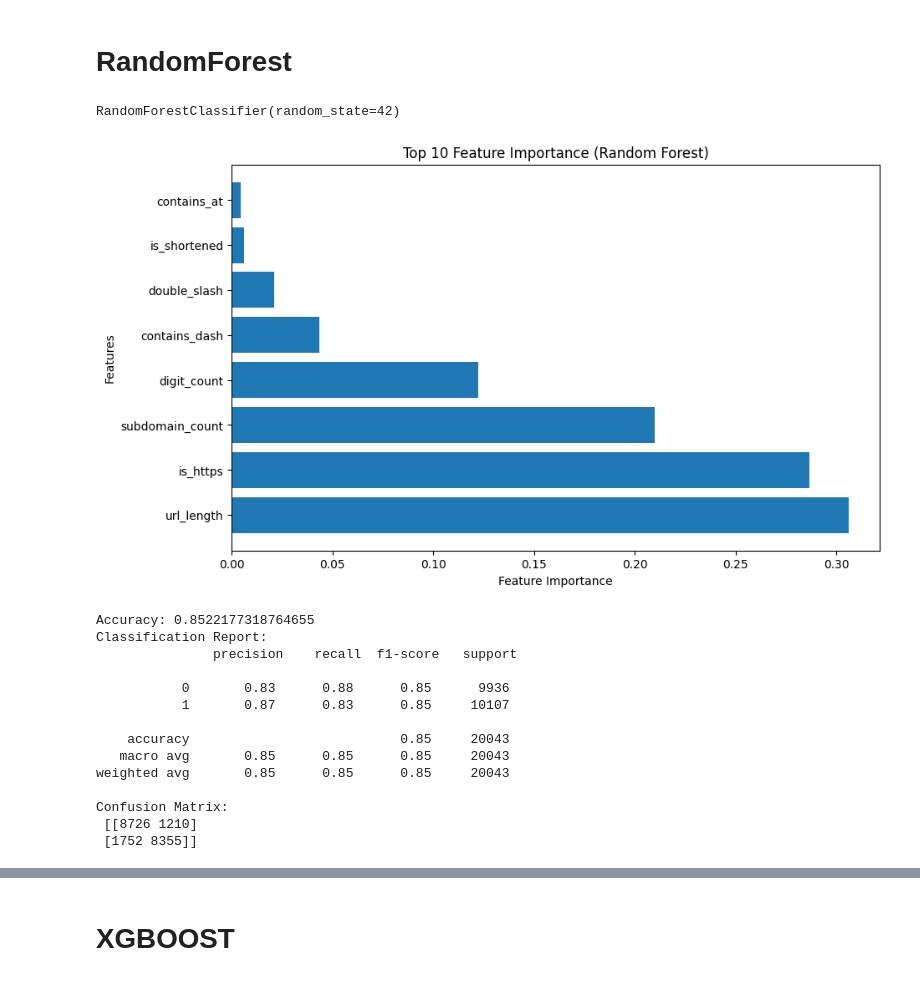
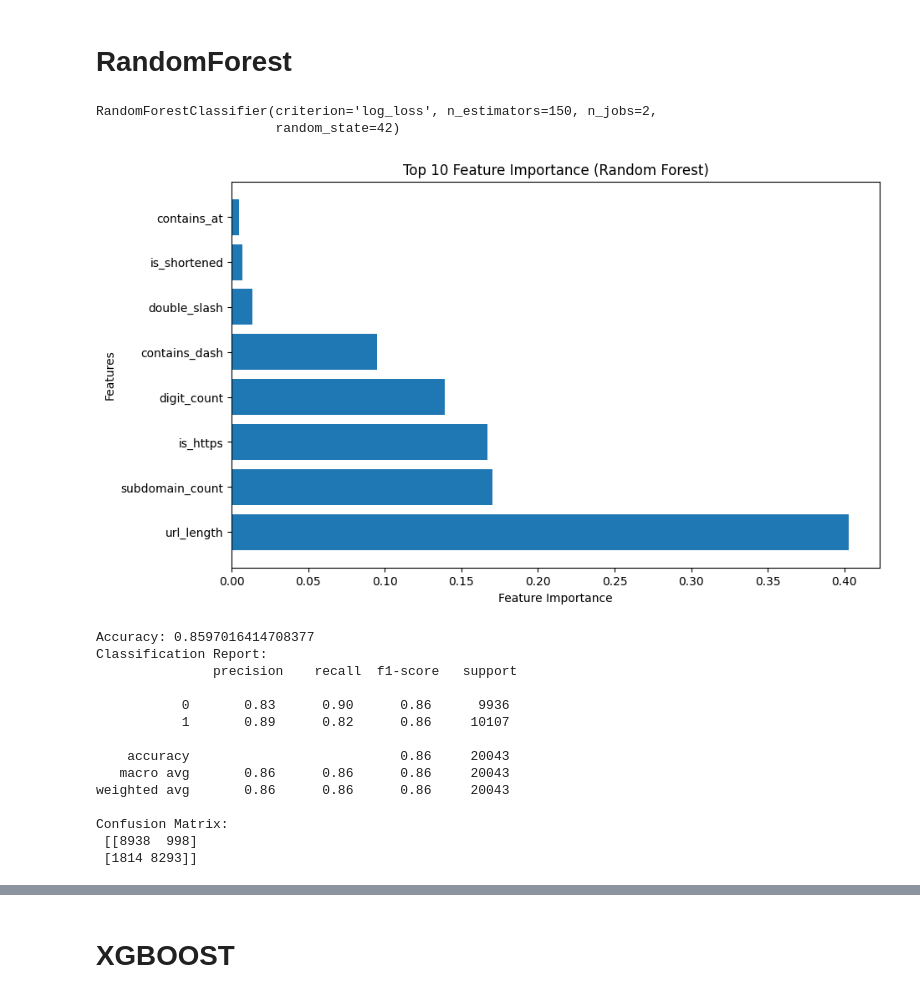
Before and after one commit to MOBITOA/JEONGHUN_KIM, a Jupyter notebook: phishing_url/model/phishing_url.ipynb, the cells around one changed output, grey strips where cells are left out. Drawn from its saved outputs; the diff is of its cells as text; code cells hidden in the pictures.

Commit message:
model selection and code update

```diff
--- a/phishing_url/model/phishing_url.ipynb
+++ b/phishing_url/model/phishing_url.ipynb
@@ -67,7 +67,7 @@ ph_df.head()
 | 3 | https://docs.google.com/presentat... |
 | 4 | https://docs.google.com/presentat... |
 # %%
-norm_df = pd.concat([norm1[:2000], norm2[:2000], norm[:51000]], ignore_index=True)
+norm_df = pd.concat([norm1[:16000], norm2[:16000], norm[:23000]], ignore_index=True)
 # %%
 ph_df.shape
 # %% [output]
@@ -335,3 +223,16 @@ Confusion Matrix:
+# %%
+# 데이터 준비 (독립 변수와 종속 변수 분리)
+X = df.drop(columns=['label'])
+y = df['label']
+val_input = valset.drop(columns=['label'])
+val_target = valset['label']
+
+# 컬럼 이름 정제 (공백과 특수 문자를 언더스코어(_)로 변경)
+val_input.columns = val_input.columns.str.replace('[^a-zA-Z0-9]', '_')
+X.columns = X.columns.str.replace('[^a-zA-Z0-9]', '_')
+
+# 학습 데이터와 테스트 데이터로 분할
+X_train, X_test, y_train, y_test = train_test_split(X, y, test_size=0.2, random_state=42)
 # %% [markdown]
 # LGBM 모델
 # %%
@@ -481,9 +361,14 @@ from sklearn.model_selection import train_test_split
 from sklearn.ensemble import RandomForestClassifier
 from sklearn.metrics import accuracy_score, classification_report, confusion_matrix
 
-# 데이터 준비 (독립 변수와 종속 변수 분리)
-X3 = df.drop(columns=['label'])
-y3 = df['label']
+# 랜덤 포레스트 모델 생성 및 학습
+rf_model = RandomForestClassifier(random_state=42,
+                                   n_estimators=150,
+                                   criterion='log_loss',
+                                   n_jobs=2,
 
-val_input3 = valset.drop(columns=['label'])
-val_target3 = valset['label']
+                                   )
+rf_model.fit(X_train, y_train)
+# %% [output]
+RandomForestClassifier(criterion='log_loss', n_estimators=150, n_jobs=2,
+                       random_state=42)
@@ -493,35 +375,29 @@ X_train3, X_test3, y_train3, y_test3 = train_test_split(X3, y3, test_size=0.2, r
-# %%
-# 랜덤 포레스트 모델 생성 및 학습
-rf_model3 = RandomForestClassifier(random_state=42)
-rf_model3.fit(X_train3, y_train3)
-# %% [output]
-RandomForestClassifier(random_state=42)
 # %%
 import matplotlib.pyplot as plt
 
 # 학습된 Random Forest 모델에서 피처 중요도 가져오기
-feature_importance = rf_model3.feature_importances_
+feature_importance = rf_model.feature_importances_
 
 # 각 피처와 그 중요도를 연결
-feature_names = X_train3.columns
+feature_names = X_train.columns
 feature_importance_dict = dict(zip(feature_names, feature_importance))
 
 # 중요도를 기준으로 내림차순 정렬
 sorted_feature_importance = sorted(feature_importance_dict.items(), key=lambda x: x[1], reverse=True)
 
 # 상위 N개의 피처만 선택 (예: 상위 10개)
 top_n = 10
 top_features = dict(sorted_feature_importance[:top_n])
 
 # 그래프로 시각화
 plt.figure(figsize=(10, 6))
 plt.barh(range(len(top_features)), top_features.values(), align='center')
 plt.yticks(range(len(top_features)), top_features.keys())
 plt.xlabel('Feature Importance')
 plt.ylabel('Features')
 plt.title('Top {} Feature Importance (Random Forest)'.format(top_n))
 plt.show()
 # %% [output]
-[figure, old version]
+[figure, new version]
 # %%
 # 모델 예측
@@ -529,29 +405,29 @@ y_pred3 = rf_model3.predict(X_test3)
 # %%
 # 정확도 출력
-accuracy = accuracy_score(y_test3, y_pred3)
-print("Accuracy:", accuracy)
+accuracy_rf = accuracy_score(y_test, y_pred_rf)
+print("Accuracy:", accuracy_rf)
 
 # 분류 보고서 출력
-classification_rep = classification_report(y_test3, y_pred3)
-print("Classification Report:\n", classification_rep)
+classification_rep_rf = classification_report(y_test, y_pred_rf)
+print("Classification Report:\n", classification_rep_rf)
 
 # 혼동 행렬 출력
-conf_matrix = confusion_matrix(y_test3, y_pred3)
-print("Confusion Matrix:\n", conf_matrix)
+conf_matrix_rf = confusion_matrix(y_test, y_pred_rf)
+print("Confusion Matrix:\n", conf_matrix_rf)
 # %% [output]
-Accuracy: 0.8522177318764655
+Accuracy: 0.8597016414708377
 Classification Report:
                precision    recall  f1-score   support
 
-           0       0.83      0.88      0.85      9936
-           1       0.87      0.83      0.85     10107
+           0       0.83      0.90      0.86      9936
+           1       0.89      0.82      0.86     10107
 
-    accuracy                           0.85     20043
-   macro avg       0.85      0.85      0.85     20043
-weighted avg       0.85      0.85      0.85     20043
+    accuracy                           0.86     20043
+   macro avg       0.86      0.86      0.86     20043
+weighted avg       0.86      0.86      0.86     20043
 
 Confusion Matrix:
- [[8726 1210]
- [1752 8355]]
+ [[8938  998]
+ [1814 8293]]
 # %%
 # 모델 예측
```
Also changed, not shown: parts of 54 cells of this notebook, 4 other files.
